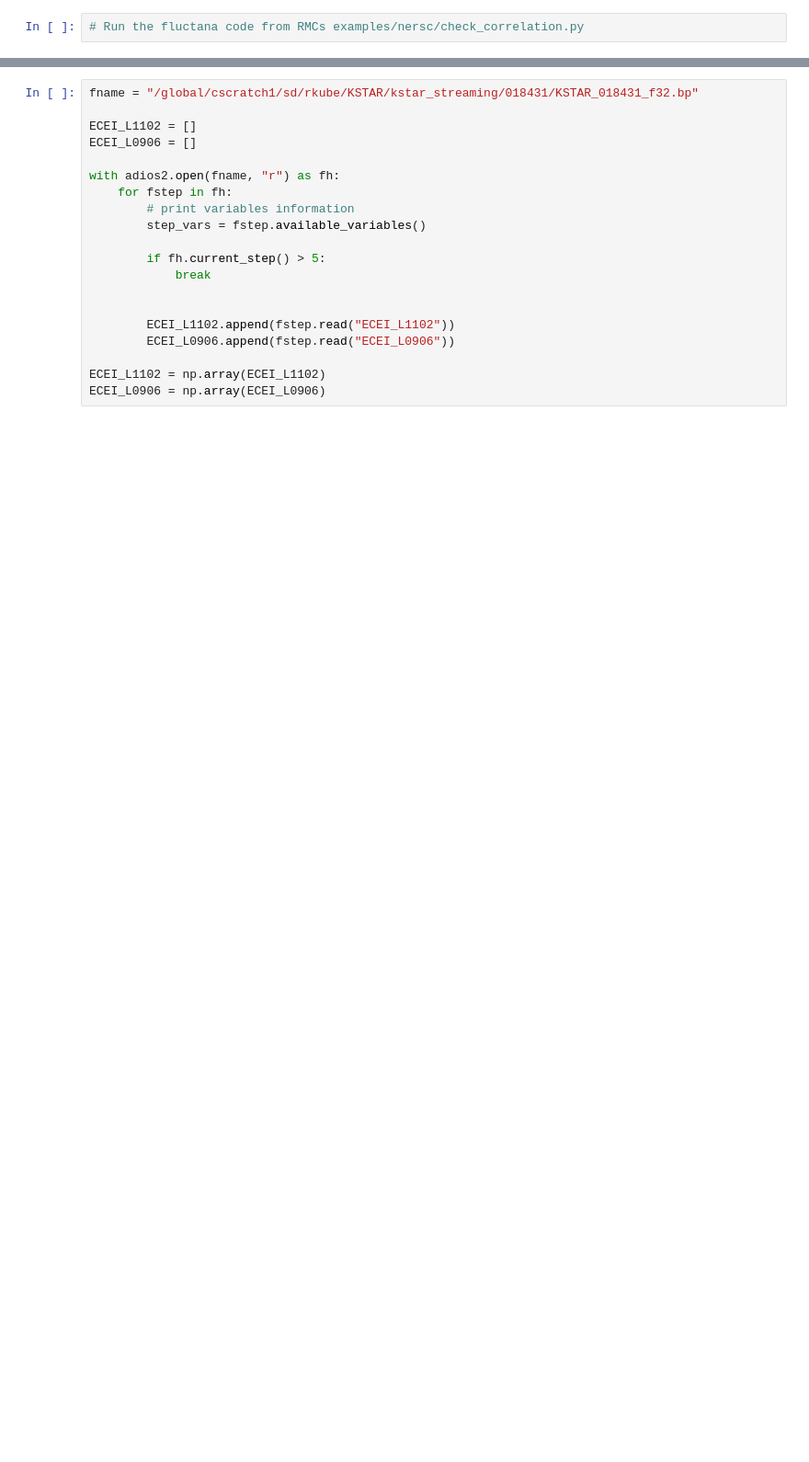
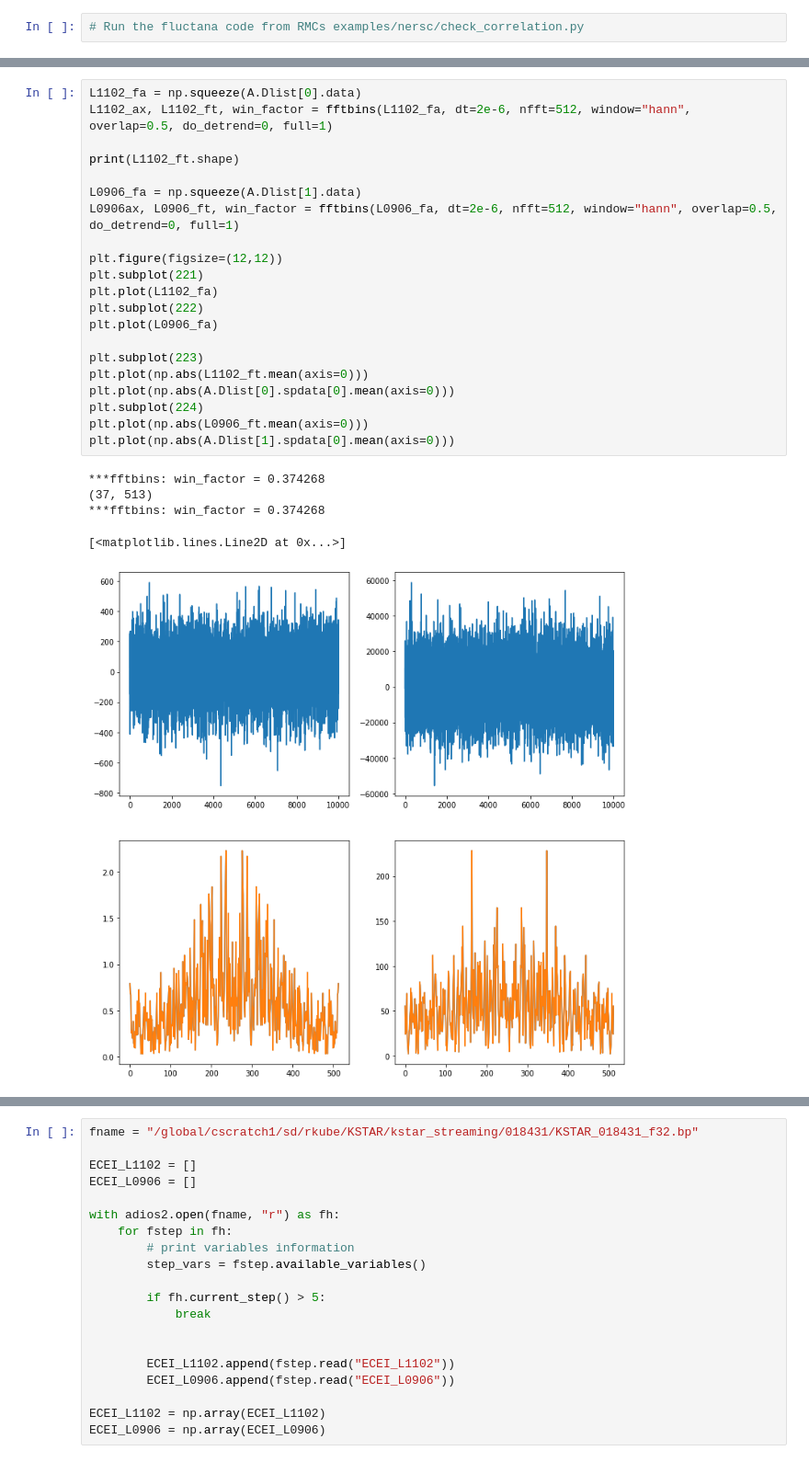
Before and after one commit to rkube/delta, a Jupyter notebook: tests_analysis/compare_correlation_dask_fluctana.ipynb, the cells around one changed output, grey strips where cells are left out. Shown at 92% size. Saved outputs shown, nothing was run; the diff lists cells and outputs as text; blank space fills up the shorter version.

```diff
--- a/tests_analysis/compare_correlation_dask_fluctana.ipynb
+++ b/tests_analysis/compare_correlation_dask_fluctana.ipynb
@@ -68,0 +124,27 @@ IndexError: list index out of range
+# %%
+L1102_fa = np.squeeze(A.Dlist[0].data)
+L1102_ax, L1102_ft, win_factor = fftbins(L1102_fa, dt=2e-6, nfft=512, window="hann", overlap=0.5, do_detrend=0, full=1)
+
+print(L1102_ft.shape)
+
+L0906_fa = np.squeeze(A.Dlist[1].data)
+L0906ax, L0906_ft, win_factor = fftbins(L0906_fa, dt=2e-6, nfft=512, window="hann", overlap=0.5, do_detrend=0, full=1)
+
+plt.figure(figsize=(12,12))
+plt.subplot(221)
+plt.plot(L1102_fa)
+plt.subplot(222)
+plt.plot(L0906_fa)
+
+plt.subplot(223)
+plt.plot(np.abs(L1102_ft.mean(axis=0)))
+plt.plot(np.abs(A.Dlist[0].spdata[0].mean(axis=0)))
+plt.subplot(224)
+plt.plot(np.abs(L0906_ft.mean(axis=0)))
+plt.plot(np.abs(A.Dlist[1].spdata[0].mean(axis=0)))
+# %% [output]
+***fftbins: win_factor = 0.374268
+(37, 513)
+***fftbins: win_factor = 0.374268
+[<matplotlib.lines.Line2D at 0x...>]
+[figure, added]
```
Also changed, not shown: parts of 33 cells of this notebook, 4 other files.
